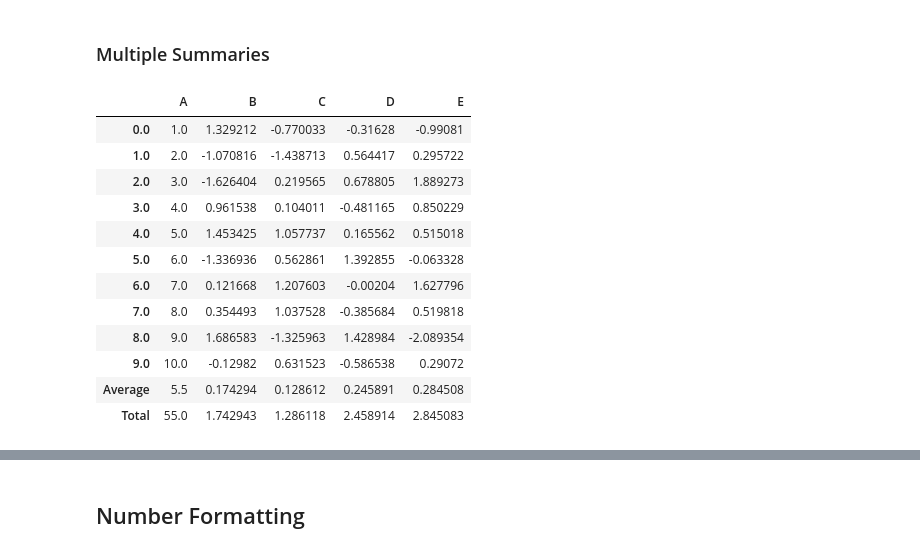
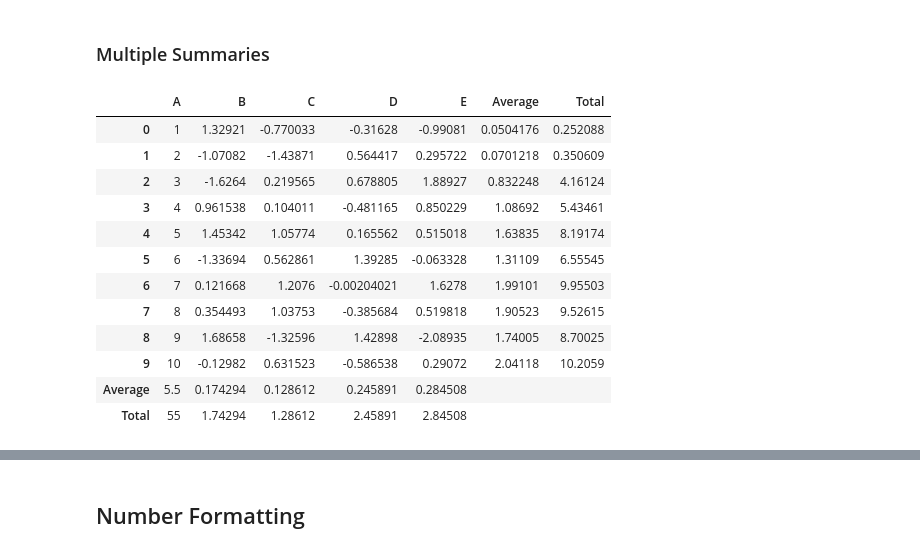
Before and after one commit to HHammond/PrettyPandas, a Jupyter notebook: docs/PrettyPandas Demo.ipynb, the cells around one changed output, grey strips where cells are left out. Cells and saved outputs as stored; diff of their text form; code cells hidden in the pictures.

```diff
--- a/docs/PrettyPandas Demo.ipynb
+++ b/docs/PrettyPandas Demo.ipynb
@@ -141,18 +160,18 @@ PrettyPandas(df).summary(np.mean, "Average")
 # %%
 PrettyPandas(df).multi_summary([np.mean, np.sum],
                                ['Average', 'Total'],
-                               axis=0)
+                               axis=None)
 # %% [output]
-|  | A | B | C | D | E |
-| 0.0 | 1.0 | 1.329212 | -0.770033 | -0.31628 | -0.99081 |
-| 1.0 | 2.0 | -1.070816 | -1.438713 | 0.564417 | 0.295722 |
-| 2.0 | 3.0 | -1.626404 | 0.219565 | 0.678805 | 1.889273 |
-| 3.0 | 4.0 | 0.961538 | 0.104011 | -0.481165 | 0.850229 |
-| 4.0 | 5.0 | 1.453425 | 1.057737 | 0.165562 | 0.515018 |
-| 5.0 | 6.0 | -1.336936 | 0.562861 | 1.392855 | -0.063328 |
-| 6.0 | 7.0 | 0.121668 | 1.207603 | -0.00204 | 1.627796 |
-| 7.0 | 8.0 | 0.354493 | 1.037528 | -0.385684 | 0.519818 |
-| 8.0 | 9.0 | 1.686583 | -1.325963 | 1.428984 | -2.089354 |
-| 9.0 | 10.0 | -0.12982 | 0.631523 | -0.586538 | 0.29072 |
-| Average | 5.5 | 0.174294 | 0.128612 | 0.245891 | 0.284508 |
-| Total | 55.0 | 1.742943 | 1.286118 | 2.458914 | 2.845083 |
+|  | A | B | C | D | E | Average | Total |
+| 0 | 1 | 1.32921 | -0.770033 | -0.31628 | -0.99081 | 0.0504176 | 0.252088 |
+| 1 | 2 | -1.07082 | -1.43871 | 0.564417 | 0.295722 | 0.0701218 | 0.350609 |
+| 2 | 3 | -1.6264 | 0.219565 | 0.678805 | 1.88927 | 0.832248 | 4.16124 |
+| 3 | 4 | 0.961538 | 0.104011 | -0.481165 | 0.850229 | 1.08692 | 5.43461 |
+| 4 | 5 | 1.45342 | 1.05774 | 0.165562 | 0.515018 | 1.63835 | 8.19174 |
+| 5 | 6 | -1.33694 | 0.562861 | 1.39285 | -0.063328 | 1.31109 | 6.55545 |
+| 6 | 7 | 0.121668 | 1.2076 | -0.00204021 | 1.6278 | 1.99101 | 9.95503 |
+| 7 | 8 | 0.354493 | 1.03753 | -0.385684 | 0.519818 | 1.90523 | 9.52615 |
+| 8 | 9 | 1.68658 | -1.32596 | 1.42898 | -2.08935 | 1.74005 | 8.70025 |
+| 9 | 10 | -0.12982 | 0.631523 | -0.586538 | 0.29072 | 2.04118 | 10.2059 |
+| Average | 5.5 | 0.174294 | 0.128612 | 0.245891 | 0.284508 |  |  |
+| Total | 55 | 1.74294 | 1.28612 | 2.45891 | 2.84508 |  |  |
```
Also changed, not shown: parts of 25 cells of this notebook, 5 other files.
